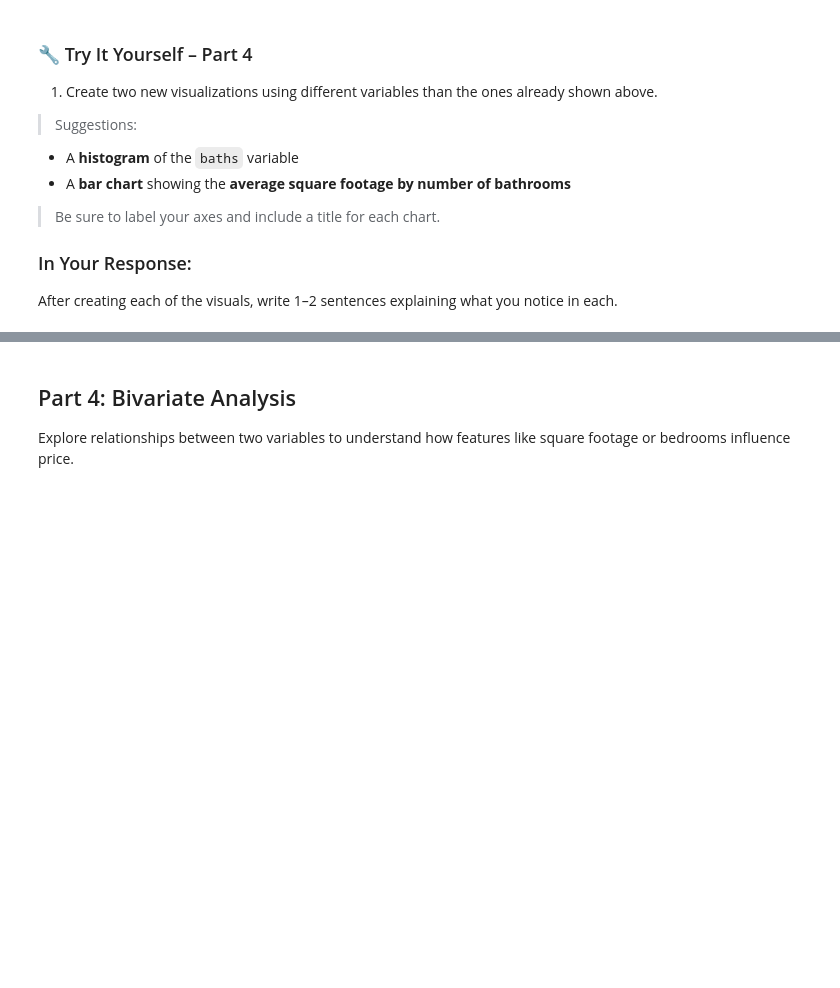
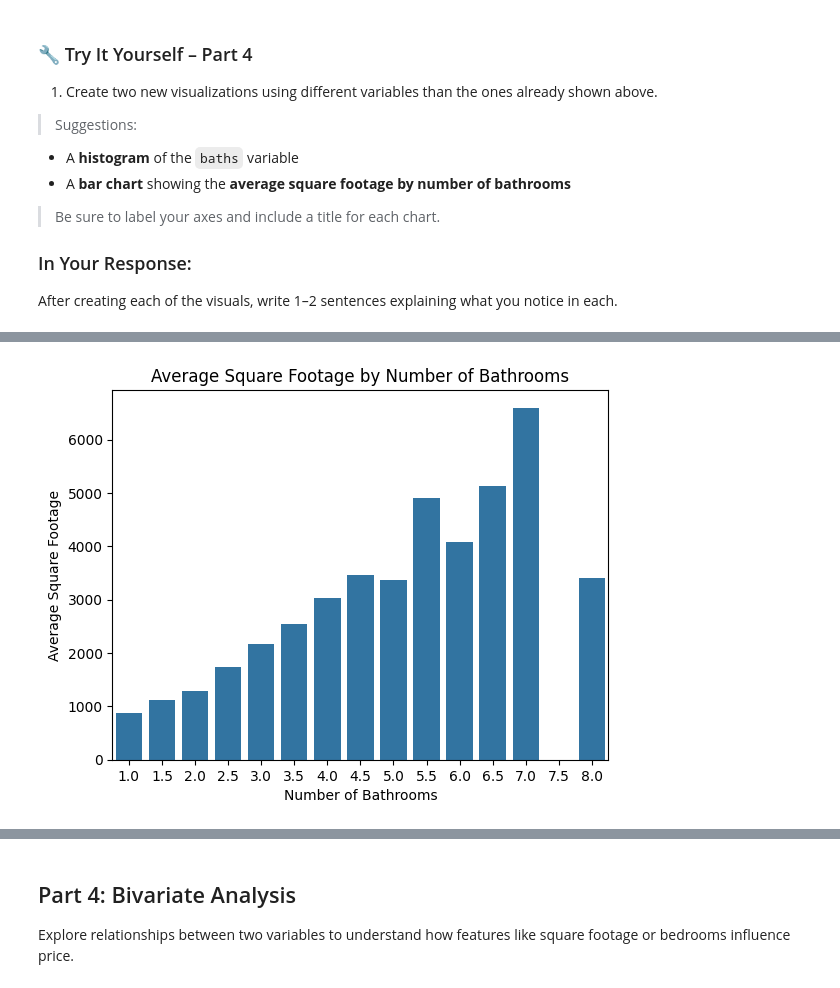
Before and after one commit to expely/Business-Analytics-Labs, a Jupyter notebook: Labs/lab_05_eda.ipynb, the cells around one changed output, grey strips where cells are left out. Cells and saved outputs as stored; diff of their text form; code cells hidden in the pictures; blank space fills up the shorter version.

```diff
--- a/Labs/lab_05_eda.ipynb
+++ b/Labs/lab_05_eda.ipynb
@@ -142,0 +186,11 @@ After creating each of the visuals, write 1–2 sentences explaining what you no
+# %%
+# Bar Chart: Average Square Footage by Number of Bathrooms
+avg_sqft_by_baths = df.groupby('baths')['sqft'].mean().reset_index()
+
+sns.barplot(x='baths', y='sqft', data=avg_sqft_by_baths)
+plt.title("Average Square Footage by Number of Bathrooms")
+plt.xlabel("Number of Bathrooms")
+plt.ylabel("Average Square Footage")
+plt.show()
+# %% [output]
+[figure, added]
```
Also changed, not shown: parts of 27 cells of this notebook.
